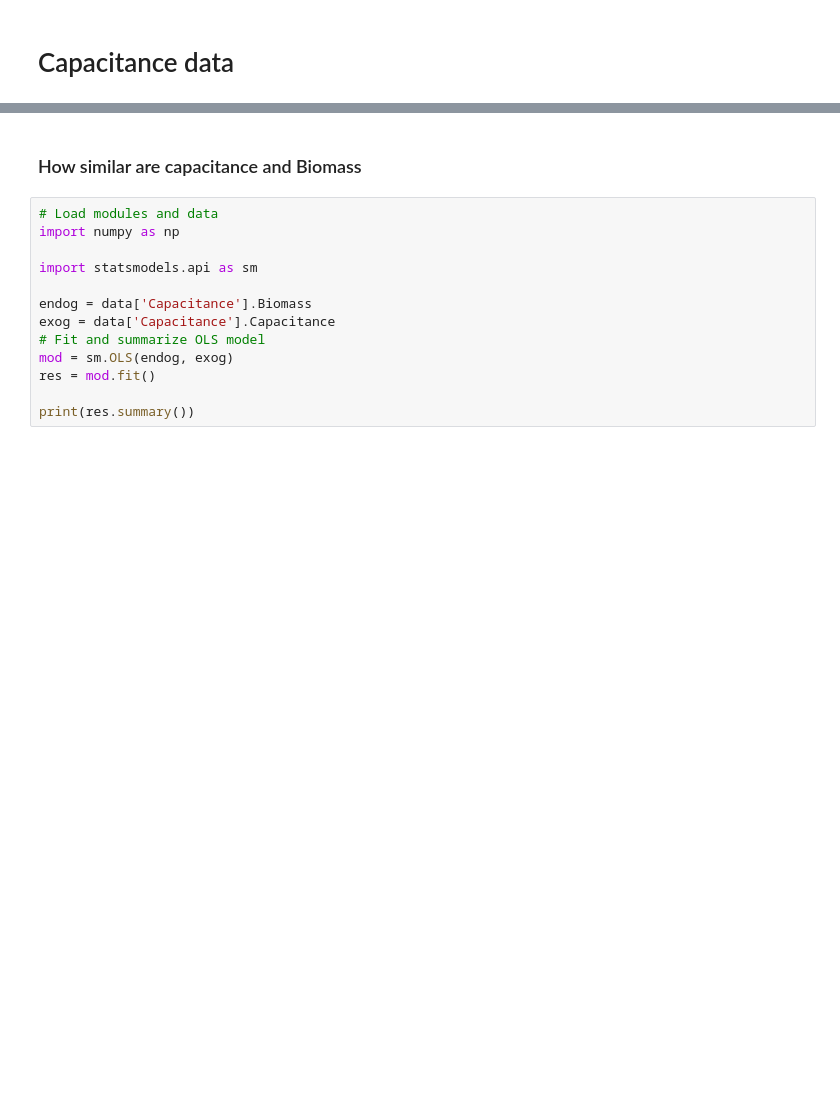
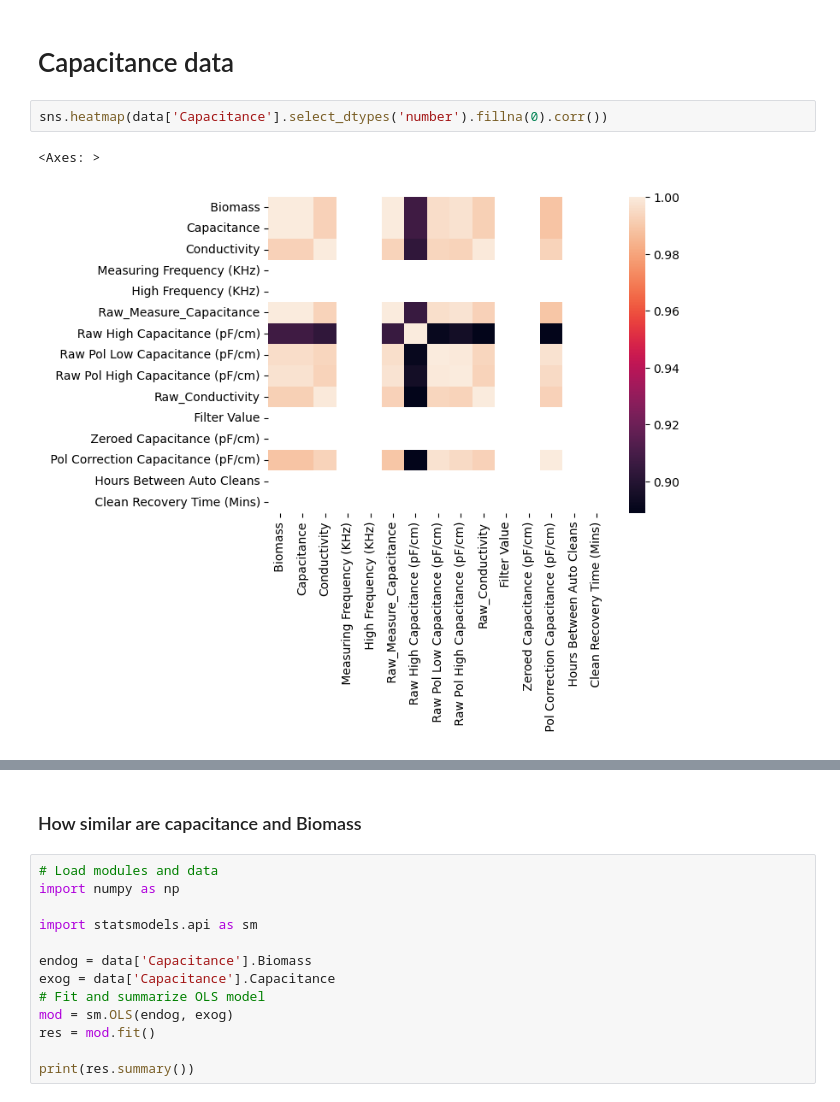
Before and after one commit to RCaz33/DataBricks_Hackathon, a Jupyter notebook: 00_EDA.ipynb, the cells around one changed output, grey strips where cells are left out. Drawn from its saved outputs; the diff is of its cells as text; blank space fills up the shorter version.

```diff
--- a/00_EDA.ipynb
+++ b/00_EDA.ipynb
@@ -17,3 +63,8 @@ Explain (68, 5)
 # %% [markdown]
 # Capacitance data
+# %%
+sns.heatmap(data['Capacitance'].select_dtypes('number').fillna(0).corr())
+# %% [output]
+<Axes: >
+[figure, added]
 # %%
```
Also changed, not shown: parts of 42 cells of this notebook.
